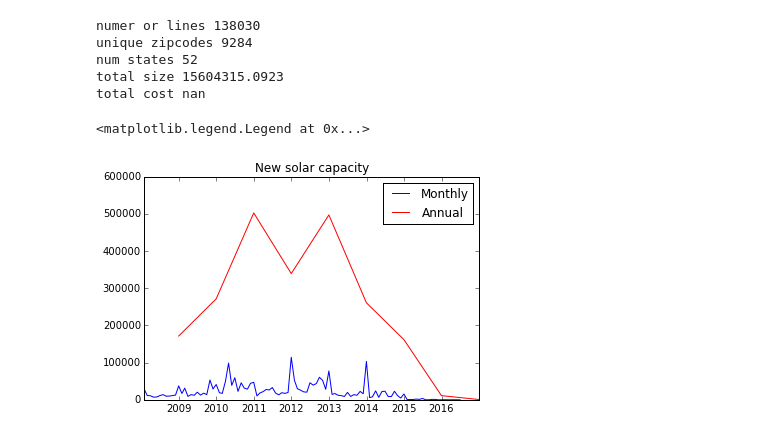
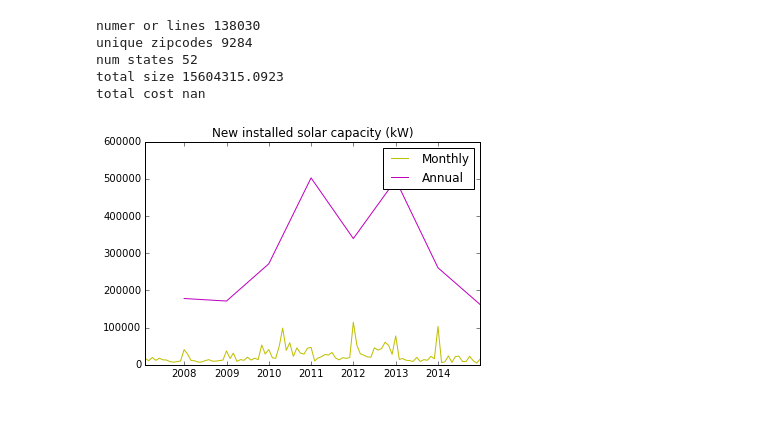
Before and after one commit to ugorbolsky/DI-GLOW, a Jupyter notebook: OpenPV.ipynb, the cells around one changed output. Drawn from its saved outputs; the diff is of its cells as text; code cells hidden in the pictures.

```diff
--- a/OpenPV.ipynb
+++ b/OpenPV.ipynb
@@ -12,7 +12,12 @@ import matplotlib.dates as mdates
 openpv=pd.read_csv('./Datasets/openpv.csv',index_col=False)
 openpv=openpv.rename(columns={'Size (kW DC)':'Size_kw'})
 openpv['Zipcode']=openpv['Zipcode'].apply(str)
+openpv['Zipcode_clean']=[('0'+zip1) if len(zip1)==6 else zip1 for zip1 in openpv['Zipcode']]
+openpv.drop('Zipcode', axis=1, inplace=True)
+openpv=openpv.rename(columns={'Zipcode_clean':'Zipcode'})
+openpv['Zipcode']=[zip1[:5] for zip1 in openpv['Zipcode']]
 openpv.loc[519,'State']='IN'
 openpv['Date_inst']=[ datetime.strptime(i, '%m/%d/%Y') for i in openpv['Date Installed']]
 openpv.drop('Date Installed',axis=1, inplace=True)
 openpv.drop('Filters=', axis=1, inplace=True)
+openpv.head()
@@ -40,14 +43,18 @@ total cost nan
 # %%
 TimeSeries=openpv.groupby(['Date_inst'])['Size_kw'].sum()
 TimeSeries.drop(TimeSeries.argmax(),axis=0,inplace=True) #Clear outlier that dwarfs the rest of the graph
-TimeSeries=TimeSeries[TimeSeries.index.year>2007] #the bulk of the available data
+TimeSeries=TimeSeries[TimeSeries.index.year>=2007] #the bulk of the available data
+TimeSeries=TimeSeries[TimeSeries.index.year<2015]
 TimeSeriesM=TimeSeries.groupby(pd.TimeGrouper("M")).sum()
 TimeSeriesA=TimeSeries.groupby(pd.TimeGrouper("A")).sum()
 # %%
-plt.title('New solar capacity')
-plt.plot(TimeSeriesM.index, TimeSeriesM.values, label='Monthly')
-plt.plot(TimeSeriesA.index, TimeSeriesA.values,'r-', label='Annual')
+fig=plt.figure()
+plt.title('New installed solar capacity (kW)')
+plt.plot(TimeSeriesM.index, TimeSeriesM.values, 'y-', label='Monthly')
+plt.plot(TimeSeriesA.index, TimeSeriesA.values,'m-', label='Annual')
+x1,x2,y1,y2 = plt.axis()
+plt.axis((x1,x2,0,600000))
 plt.legend()
+fig.savefig('New_solar_capacity.png')
 # %% [output]
-<matplotlib.legend.Legend at 0x...>
-[figure, old version]
+[figure, new version]
```
Also changed, not shown: parts of 8 cells of this notebook, 7 other files.
